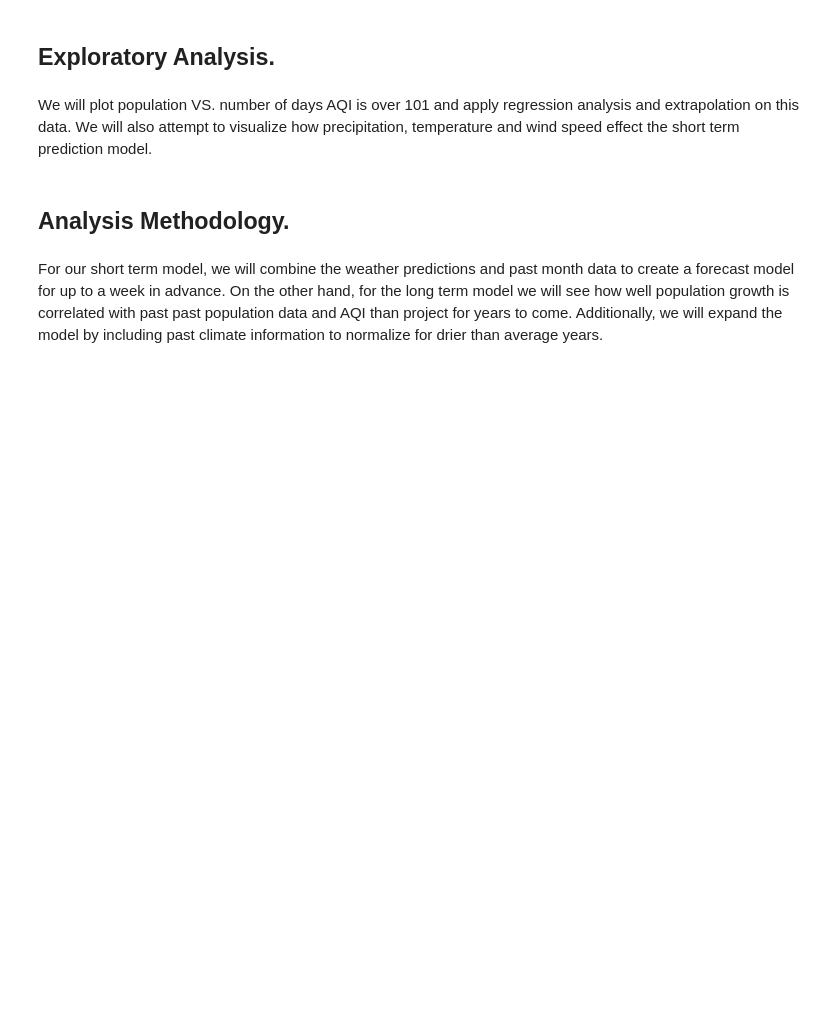
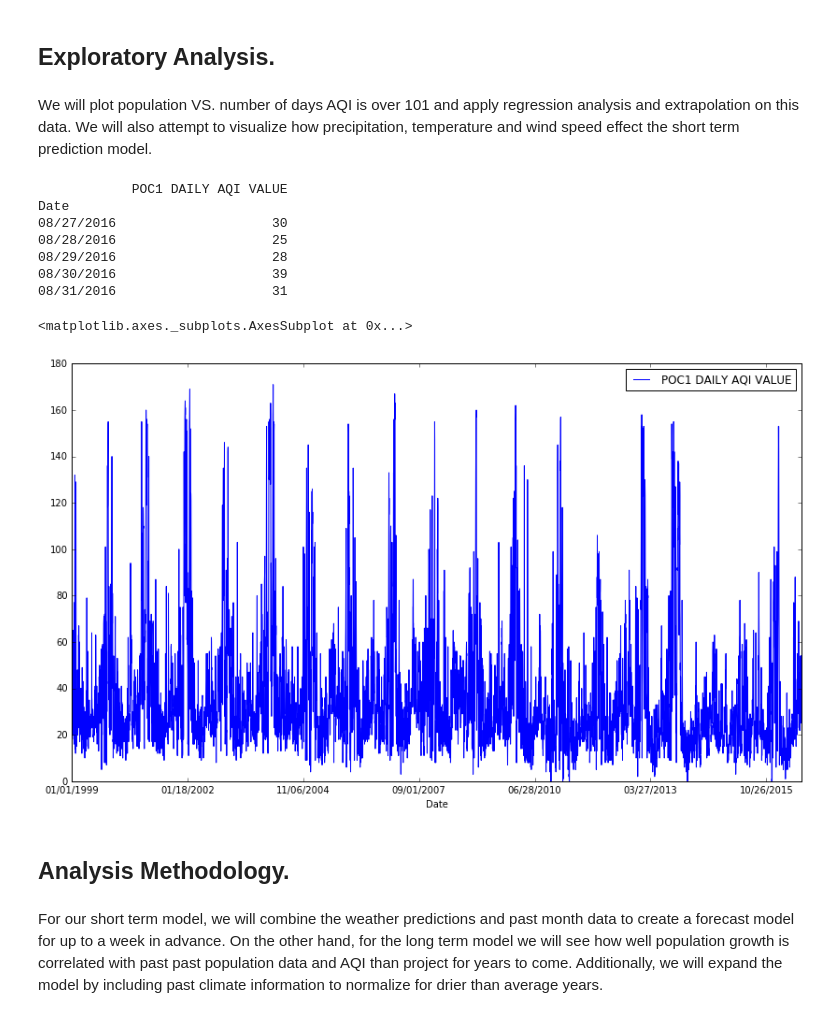
Before and after one commit to rolsenrob/SLC-AQI-Predictions-Project, a Jupyter notebook: SaltLakeCity_AQI_Predictions_and_Forecasting.ipynb, the cells around one changed output. Saved outputs shown, nothing was run; the diff lists cells and outputs as text; code cells hidden in the pictures; blank space fills up the shorter version.

```diff
--- a/SaltLakeCity_AQI_Predictions_and_Forecasting.ipynb
+++ b/SaltLakeCity_AQI_Predictions_and_Forecasting.ipynb
@@ -164,6 +190,19 @@ sl_county_1990to2015
 ## Exploratory Analysis.
 # %% [markdown]
 We will plot population VS. number of days AQI is over 101 and apply regression analysis and extrapolation on this data. We will also attempt to visualize how precipitation, temperature and wind speed effect the short term prediction model.
+# %%
+print(air_poc1_rescaled.tail())
+air_poc1_rescaled.plot()
+# %% [output]
+            POC1 DAILY AQI VALUE
+Date
+08/27/2016                    30
+08/28/2016                    25
+08/29/2016                    28
+08/30/2016                    39
+08/31/2016                    31
+<matplotlib.axes._subplots.AxesSubplot at 0x...>
+[figure, added]
 # %% [markdown]
 ## Analysis Methodology.
 # %% [markdown]
```
Also changed, not shown: parts of 8 cells of this notebook.
